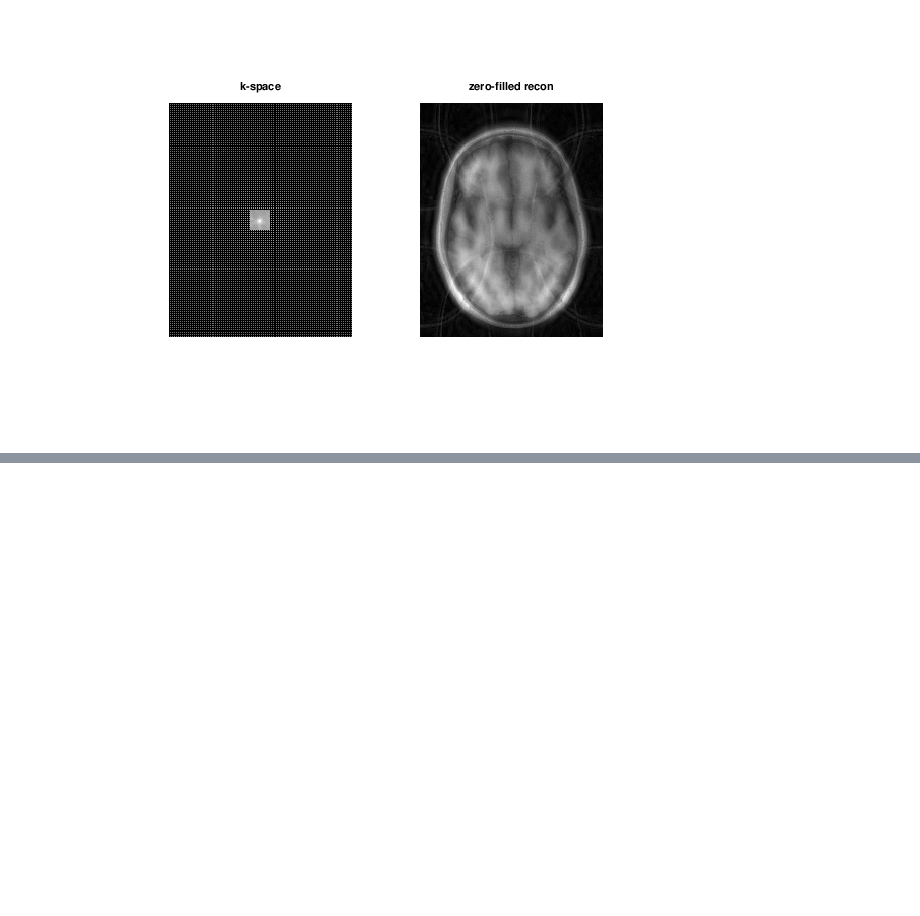
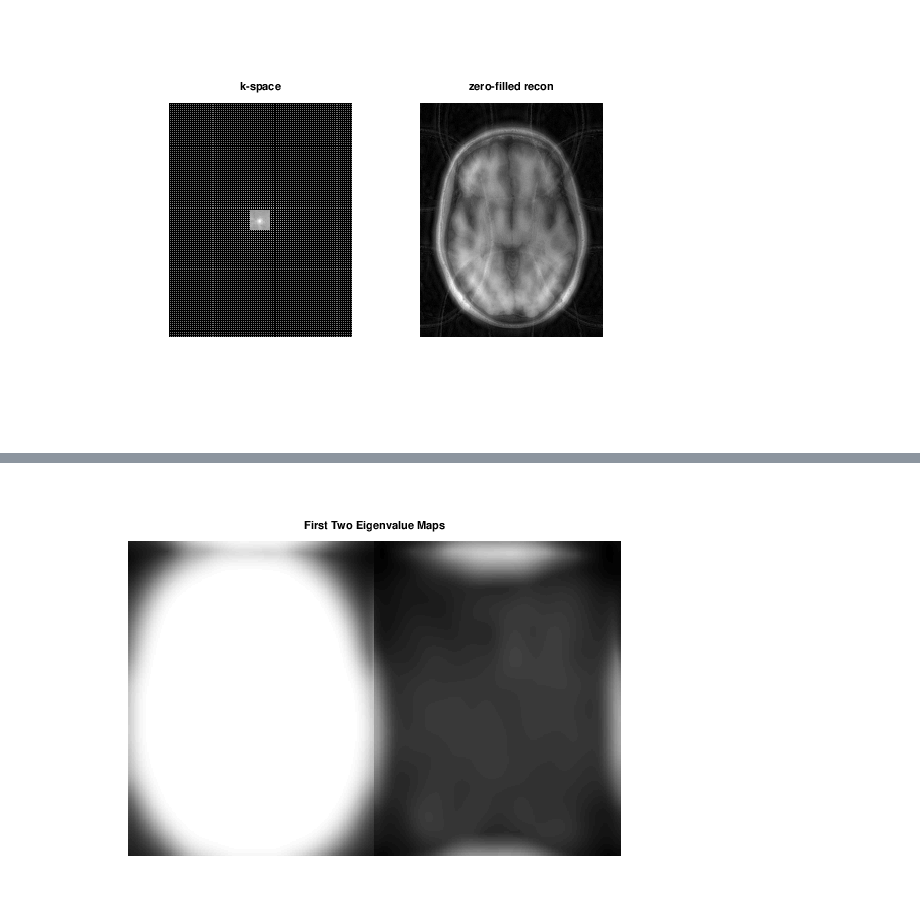
Before and after one commit to agahkarakuzu/rrsg2019.om, a Jupyter notebook: minimal_bart.ipynb, the cells around one changed output, grey strips where cells are left out. Cells and saved outputs as stored; diff of their text form; code cells hidden in the pictures; blank space fills up the shorter version.

```diff
--- a/minimal_bart.ipynb
+++ b/minimal_bart.ipynb
@@ -18,0 +51,6 @@ subplot(1,2,2), imshow(abs(zf_rss), []); title('zero-filled recon')
+# %%
+emaps = squeeze(emaps);
+figure, imshow3(emaps, [], [1, 2]);
+title('First Two Eigenvalue Maps')
+# %% [output]
+[figure, added]
```
Also changed, not shown: parts of 7 cells of this notebook.
